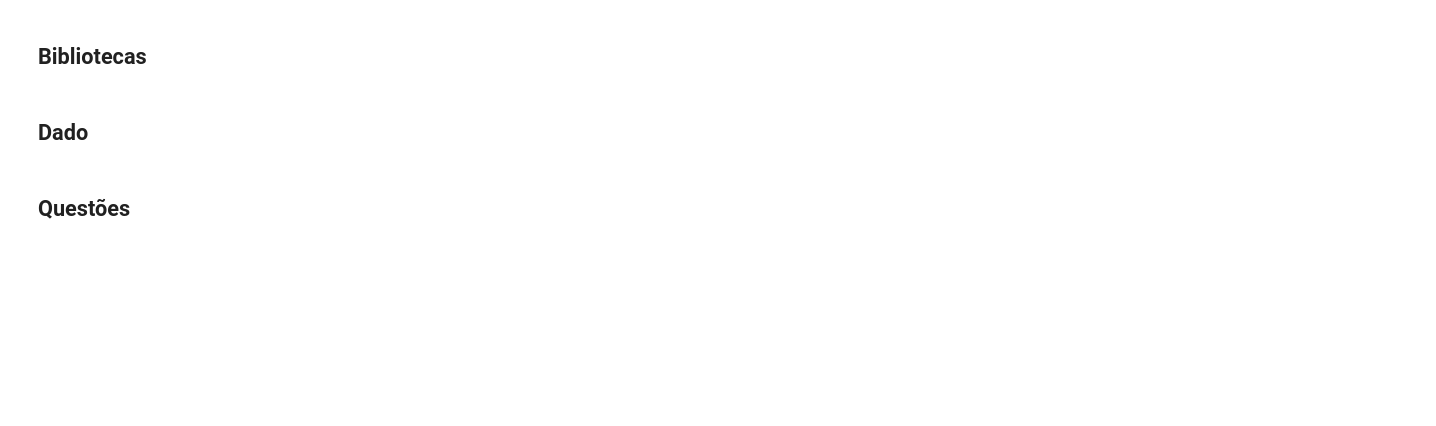
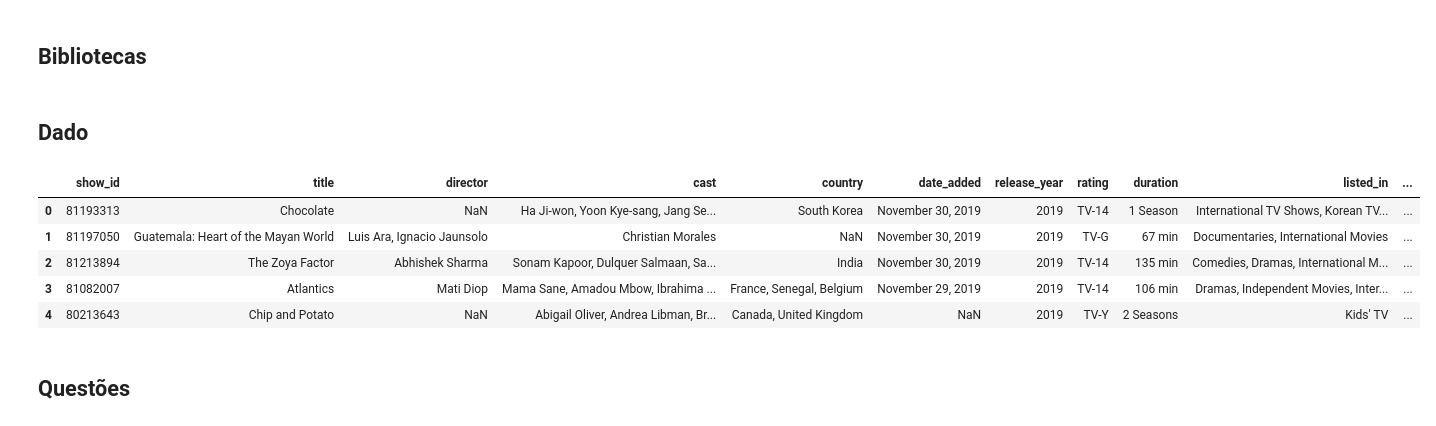
Before and after one commit to pathilink/sp_global_bootcamp, a Jupyter notebook: 3_desafio_frequencias_medidas/desafio_frequencias_medidas.ipynb, the cells around one changed output. Cells and saved outputs as stored; diff of their text form; code cells hidden in the pictures; blank space fills up the shorter version.

```diff
--- a/3_desafio_frequencias_medidas/desafio_frequencias_medidas.ipynb
+++ b/3_desafio_frequencias_medidas/desafio_frequencias_medidas.ipynb
@@ -27,6 +27,16 @@ import numpy as np
 import matplotlib.pyplot as plt
 # %% [markdown]
 ## Dado
+# %%
+df = pd.read_csv('/content/drive/MyDrive/WoMakersCode/Bootcamp S&P Global/Estatística/netflix_titles_nov_2019.csv')
+df.head()
+# %% [output]
+|  | show_id | title | director | cast | country | date_added | release_year | rating | duration | listed_in | ... |
+| 0 | 81193313 | Chocolate | NaN | Ha Ji-won, Yoon Kye-sang, Jang Se... | South Korea | November 30, 2019 | 2019 | TV-14 | 1 Season | International TV Shows, Korean TV... | ... |
+| 1 | 81197050 | Guatemala: Heart of the Mayan World | Luis Ara, Ignacio Jaunsolo | Christian Morales | NaN | November 30, 2019 | 2019 | TV-G | 67 min | Documentaries, International Movies | ... |
+| 2 | 81213894 | The Zoya Factor | Abhishek Sharma | Sonam Kapoor, Dulquer Salmaan, Sa... | India | November 30, 2019 | 2019 | TV-14 | 135 min | Comedies, Dramas, International M... | ... |
+| 3 | 81082007 | Atlantics | Mati Diop | Mama Sane, Amadou Mbow, Ibrahima ... | France, Senegal, Belgium | November 29, 2019 | 2019 | TV-14 | 106 min | Dramas, Independent Movies, Inter... | ... |
+| 4 | 80213643 | Chip and Potato | NaN | Abigail Oliver, Andrea Libman, Br... | Canada, United Kingdom | NaN | 2019 | TV-Y | 2 Seasons | Kids' TV | ... |
 # %% [markdown]
 ## Questões
 # %% [markdown]
```
Also changed, not shown: parts of 14 cells of this notebook.
